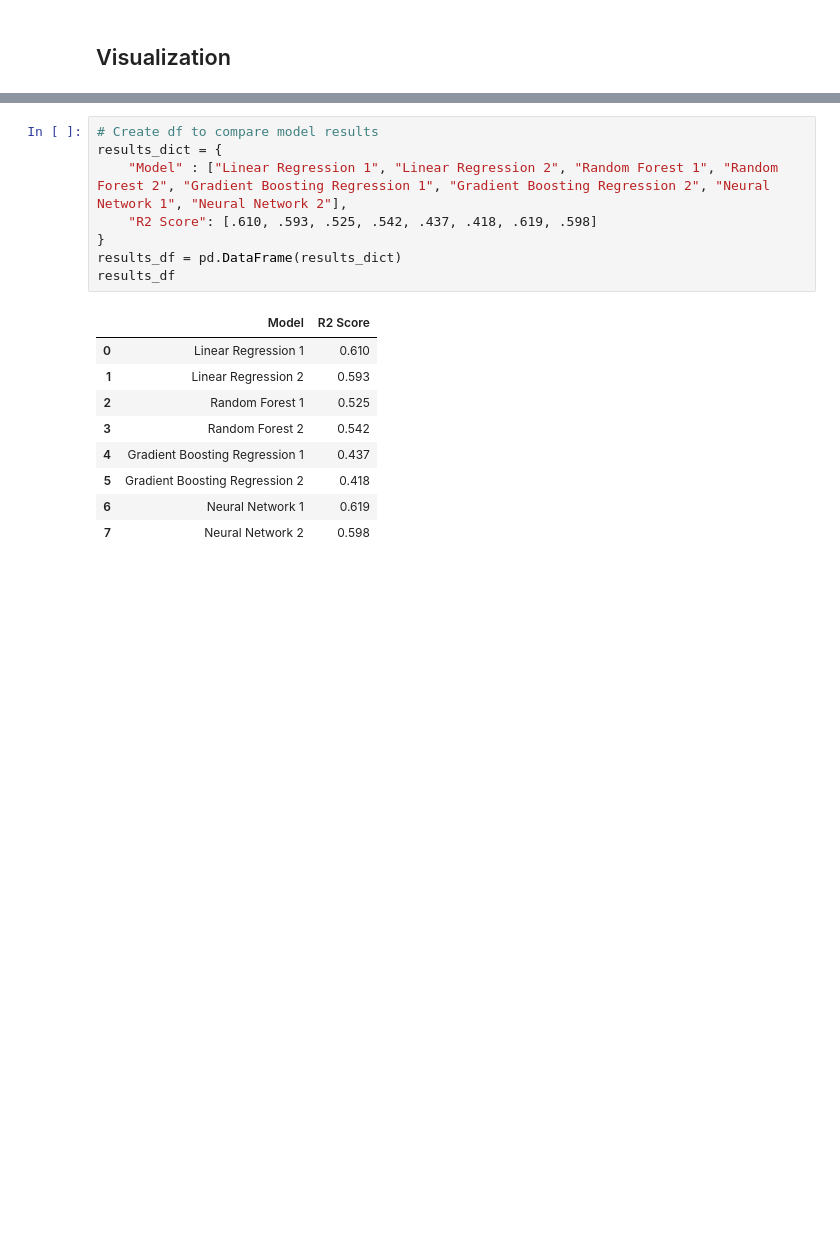
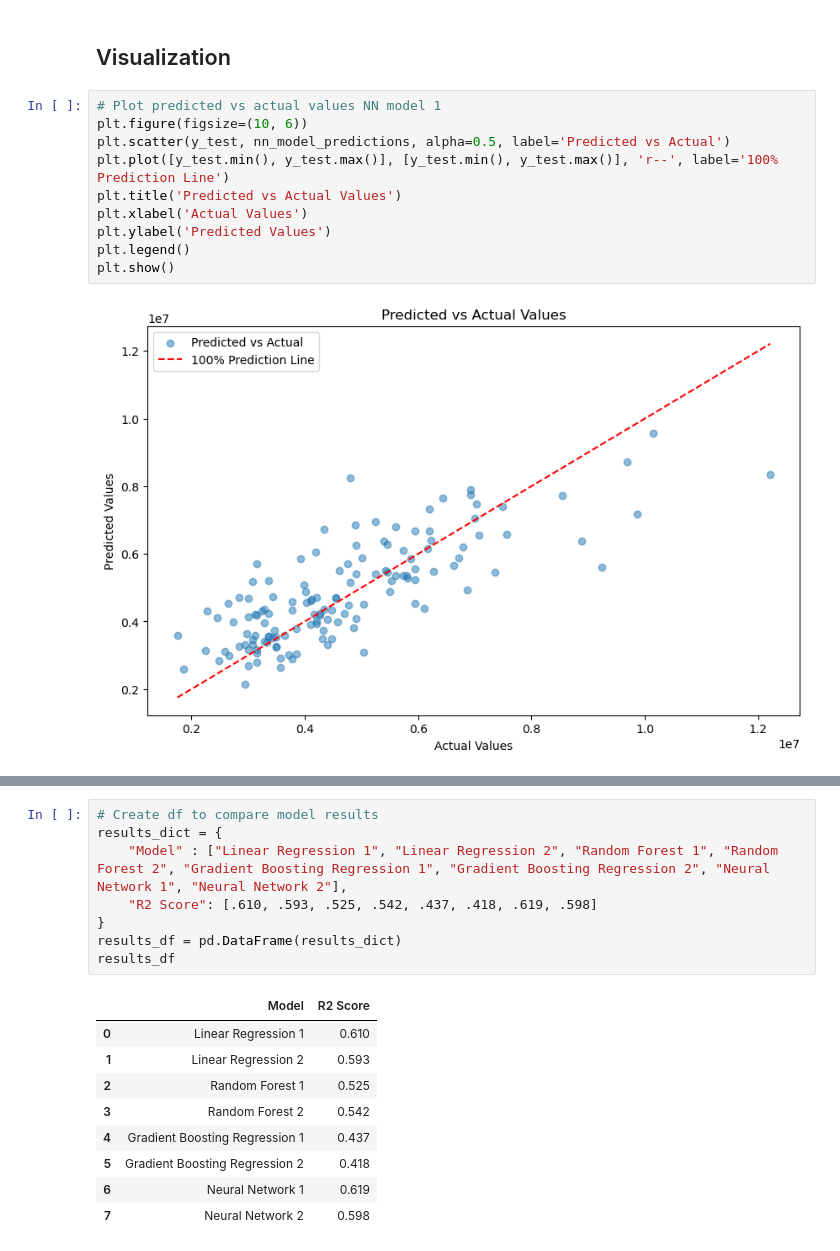
Before and after one commit to MissKay535/Project4-Housing_Prediction, a Jupyter notebook: Housing_Prediction.ipynb, the cells around one changed output, grey strips where cells are left out. Drawn from its saved outputs; the diff is of its cells as text; blank space fills up the shorter version.

Commit message:
added scatter plots

```diff
--- a/Housing_Prediction.ipynb
+++ b/Housing_Prediction.ipynb
@@ -298,2 +296,14 @@ R2 score: 0.5978840284106238  Mean Square Error: 1291526235012.1985  Root Mean S
 # %% [markdown]
 ## Visualization
+# %%
+# Plot predicted vs actual values NN model 1
+plt.figure(figsize=(10, 6))
+plt.scatter(y_test, nn_model_predictions, alpha=0.5, label='Predicted vs Actual')
+plt.plot([y_test.min(), y_test.max()], [y_test.min(), y_test.max()], 'r--', label='100% Prediction Line')
+plt.title('Predicted vs Actual Values')
+plt.xlabel('Actual Values')
+plt.ylabel('Predicted Values')
+plt.legend()
+plt.show()
+# %% [output]
+[figure, added]
```
Also changed, not shown: parts of 5 cells of this notebook.
